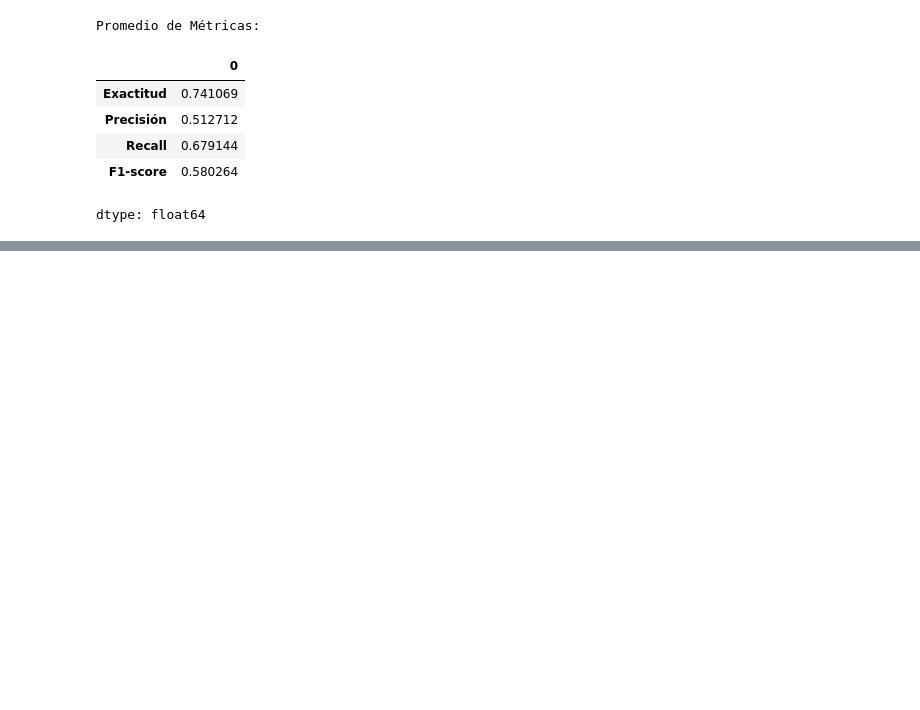
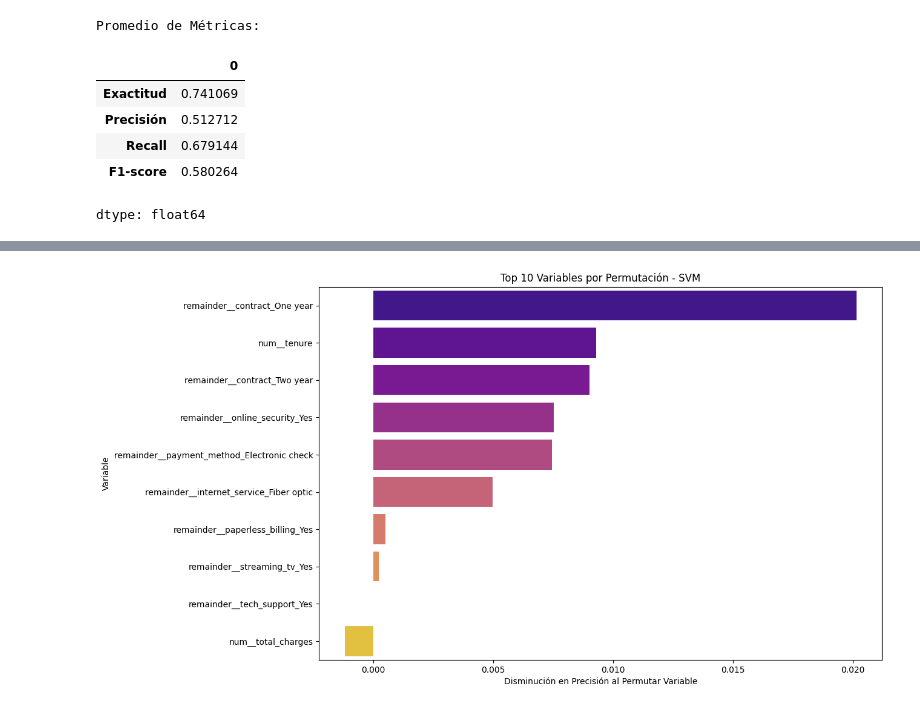
Before and after one commit to jenpronet/Challenge-Alura-TelecomX_2-Latam, a Jupyter notebook: TelecomX_2.ipynb, the cells around one changed output, grey strips where cells are left out. Cells and saved outputs as stored; diff of their text form; code cells hidden in the pictures; blank space fills up the shorter version.

```diff
--- a/TelecomX_2.ipynb
+++ b/TelecomX_2.ipynb
@@ -1011,0 +1315,83 @@ dtype: float64
+# %%
+# Obtener el modelo SVM
+svm_model = None
+for ma in model_analysis:
+    if ma['name'] == 'SVM':
+        svm_model = ma['model']
+        break
+
+# Ensure the model was found
+if svm_model is None:
+    print("Error: SVM model not found in model_analysis.")
+else:
+    # Crear DataFrame de coeficientes (solo para kernel lineal)
+    if svm_model.kernel == 'linear':
+        # Get feature names after preprocessing
+        # This assumes the preprocessor was fitted in a previous cell and is available in the environment
+        try:
+            # Method for sklearn >= 1.0
+            feature_names = preprocessor.get_feature_names_out()
+        except AttributeError:
+            # Fallback for older versions (may need adjustment based on transformer types)
+            feature_names = numeric_cols + [col for col in X_train_raw.columns if col not in numeric_cols]
+
+        svm_coef_df = pd.DataFrame({
+            'Variable': feature_names,
+            'Coeficiente': svm_model.coef_[0]
+        }).sort_values('Coeficiente', key=abs, ascending=False)
+
+        # Visualizar top 10 variables
+        plt.figure(figsize=(12, 8))
+        sns.barplot(data=svm_coef_df.head(10), x='Coeficiente', y='Variable', palette='coolwarm')
+        plt.title('Top 10 Variables por Magnitud de Coeficiente - SVM Lineal')
+        plt.xlabel('Coeficiente (Peso en Hiperplano)')
+        plt.ylabel('Variable')
+        plt.axvline(0, color='black', linestyle='--')
+        plt.show()
+    else:
+        print("\n⚠️ Kernel no lineal detectado - Usando importancia por permutación")
+        # Calculate permutation importance for SVM
+        # Ensure X_test_scaled has column names for better interpretation if possible
+        if isinstance(X_test_scaled, np.ndarray):
+            # Get feature names after preprocessing
+            # This assumes the preprocessor was fitted in a previous cell and is available in the environment
+            try:
+                # Method for sklearn >= 1.0
+                feature_names = preprocessor.get_feature_names_out()
+            except AttributeError:
+                # Fallback for older versions (may need adjustment based on transformer types)
+                feature_names = numeric_cols + [col for col in X_test_raw.columns if col not in numeric_cols]
+            X_test_scaled_df = pd.DataFrame(X_test_scaled, columns=feature_names)
+        else:
+            X_test_scaled_df = X_test_scaled
+
+        # Check for and handle NaN values in X_test_scaled_df
+        if X_test_scaled_df.isnull().sum().sum() > 0:
+            print("Warning: NaN values found in X_test_scaled_df. Dropping rows with NaNs.")
+            X_test_scaled_df = X_test_scaled_df.dropna()
+            y_test_cleaned = y_test.loc[X_test_scaled_df.index] # Ensure y_test is aligned
+        else:
+            y_test_cleaned = y_test # No NaNs to drop, use original y_test
+
+
+        perm_importance_svm = permutation_importance(
+            svm_model, X_test_scaled_df, y_test_cleaned, n_repeats=10, random_state=42
+        )
+
+        svm_importance_df = pd.DataFrame({
+            'Variable': X_test_scaled_df.columns,
+            'Importancia': perm_importance_svm.importances_mean
+        }).sort_values('Importancia', ascending=False)
+
+        plt.figure(figsize=(12, 8))
+        sns.barplot(data=svm_importance_df.head(10), x='Importancia', y='Variable', palette='plasma')
+        plt.title('Top 10 Variables por Permutación - SVM')
+        plt.xlabel('Disminución en Precisión al Permutar Variable')
+        plt.ylabel('Variable')
+        plt.show()
+
+# Análisis de vectores soporte
+print("\nVariables clave en la frontera de decisión:")
+print("- Variables con mayores coeficientes absolutos definen el hiperplano")
+print("- Vectores soporte son los puntos críticos que definen el margen")
+# %% [output]
@@ -1011,0 +1402 @@ dtype: float64
+[figure, added]
```
Also changed, not shown: parts of 21 cells of this notebook.
